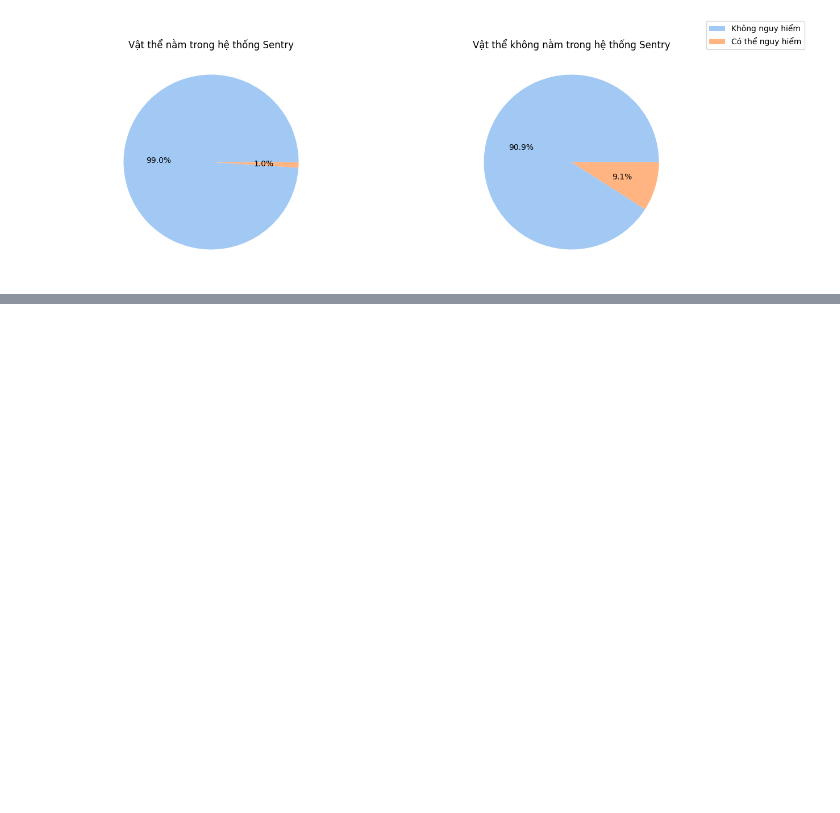
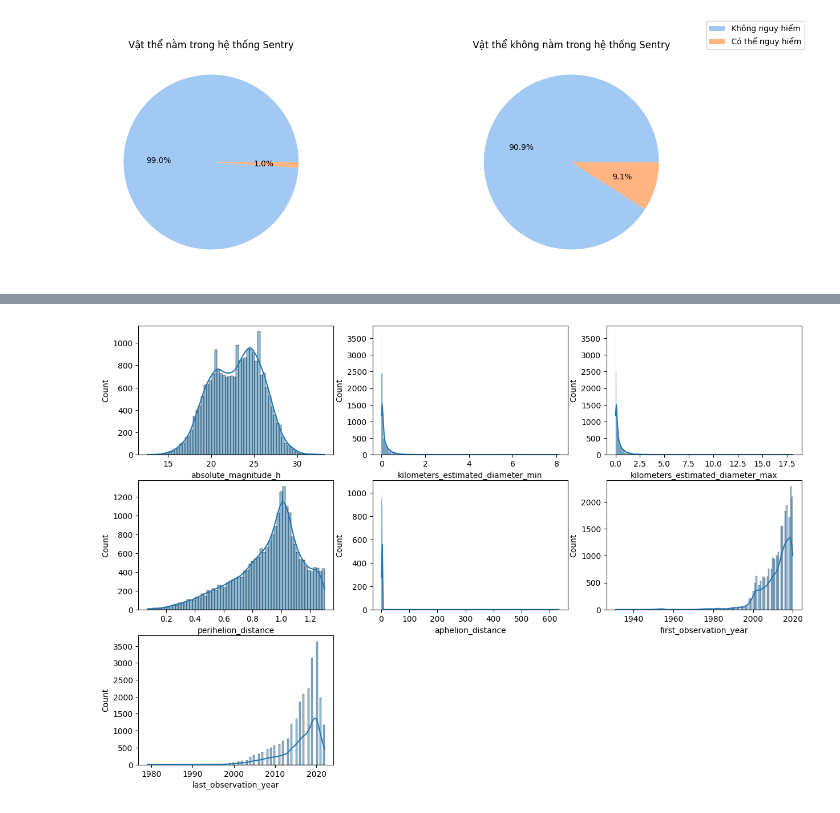
Before and after one commit to nhocratac/IE224-NEO, a Jupyter notebook: CodeTongHop_DoAn_DungXoa.ipynb, the cells around one changed output, grey strips where cells are left out. Saved outputs shown, nothing was run; the diff lists cells and outputs as text; code cells hidden in the pictures; blank space fills up the shorter version.

```diff
--- a/CodeTongHop_DoAn_DungXoa.ipynb
+++ b/CodeTongHop_DoAn_DungXoa.ipynb
@@ -515,0 +541,4 @@ plt.show()
+# %%
+numeric_col = df.select_dtypes(include=['float64', 'int64', 'datetime64[ns]']).columns
+numeric_col = numeric_col.drop('id') # Loại bỏ cột id
+df[numeric_col].describe(include='all')
@@ -515,0 +555,17 @@ plt.show()
+# %%
+# Tách cột 'first_observation_date' và 'last_observation_date' thành cột 'first_observation_year' và 'last_observation_year'
+df['first_observation_year'] = df['first_observation_date'].dt.year
+df['last_observation_year'] = df['last_observation_date'].dt.year
+numeric_col = numeric_col.drop(['first_observation_date', 'last_observation_date'])
+numeric_col = numeric_col.append(pd.Index(['first_observation_year', 'last_observation_year']))
+
+# Vẽ đồ thị biểu diễn phân bố của các biến liên tục
+Figure, Axes = plt.subplots(ncols=3, nrows=3, figsize=(15, 10))
+
+for idx, col in enumerate(numeric_col):
+    sns.histplot(data=df, x=col, kde=True, ax=Axes[idx//3, idx%3])
+for idx in range(len(numeric_col), 9):
+    Axes[idx//3, idx%3].axis('off')
+plt.show()
+# %% [output]
+[figure, added]
```
Also changed, not shown: parts of 9 cells of this notebook.
